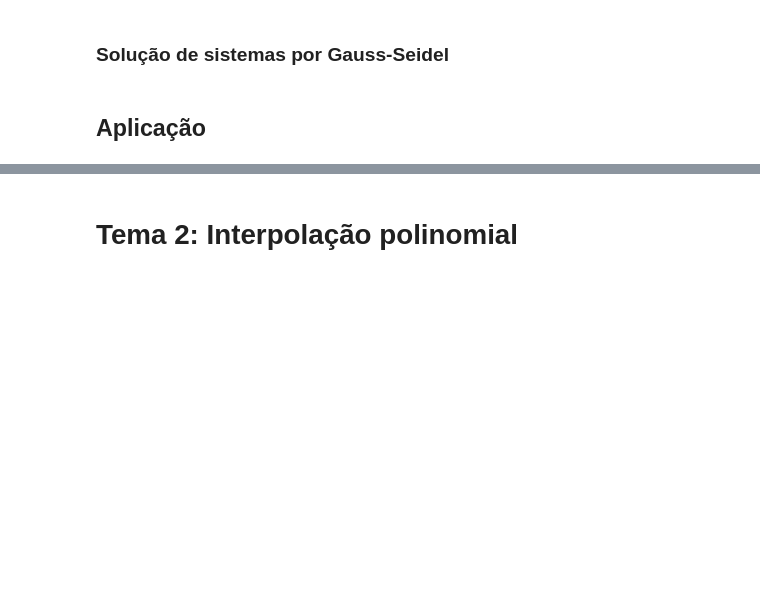
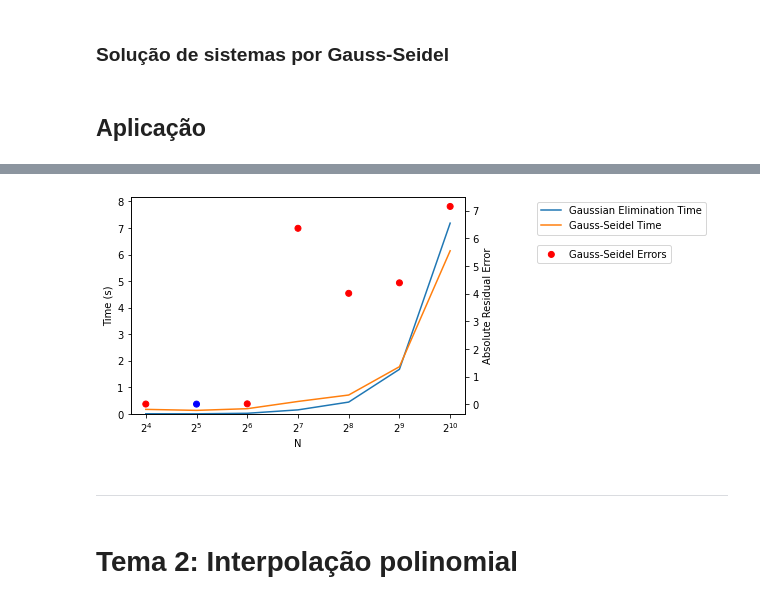
Before and after one commit to Vernalhav/numerical_analysis, a Jupyter notebook: numerico_aplicacoes.ipynb, the cells around one changed output, grey strips where cells are left out. Saved outputs shown, nothing was run; the diff lists cells and outputs as text; code cells hidden in the pictures; blank space fills up the shorter version.

```diff
--- a/numerico_aplicacoes.ipynb
+++ b/numerico_aplicacoes.ipynb
@@ -167,3 +290,10 @@ def gauss_seidel(A, b, tol=EPSILON, max_iterations=MAX_ITERATIONS, return_errors
+# %%
+# Red dots indicate that Gauss-Seidel has not converged fot that matrix size.
+compare_methods(max_n=2**10, matrix_type='SPD', max_iterations=1e4, tol=1e-3)
+# %% [output]
+[figure, added]
+# %% [markdown]
+---
 # %% [markdown]
 # **Tema 2: Interpolação polinomial**
 # %% [markdown]
```
Also changed, not shown: parts of 20 cells of this notebook.
